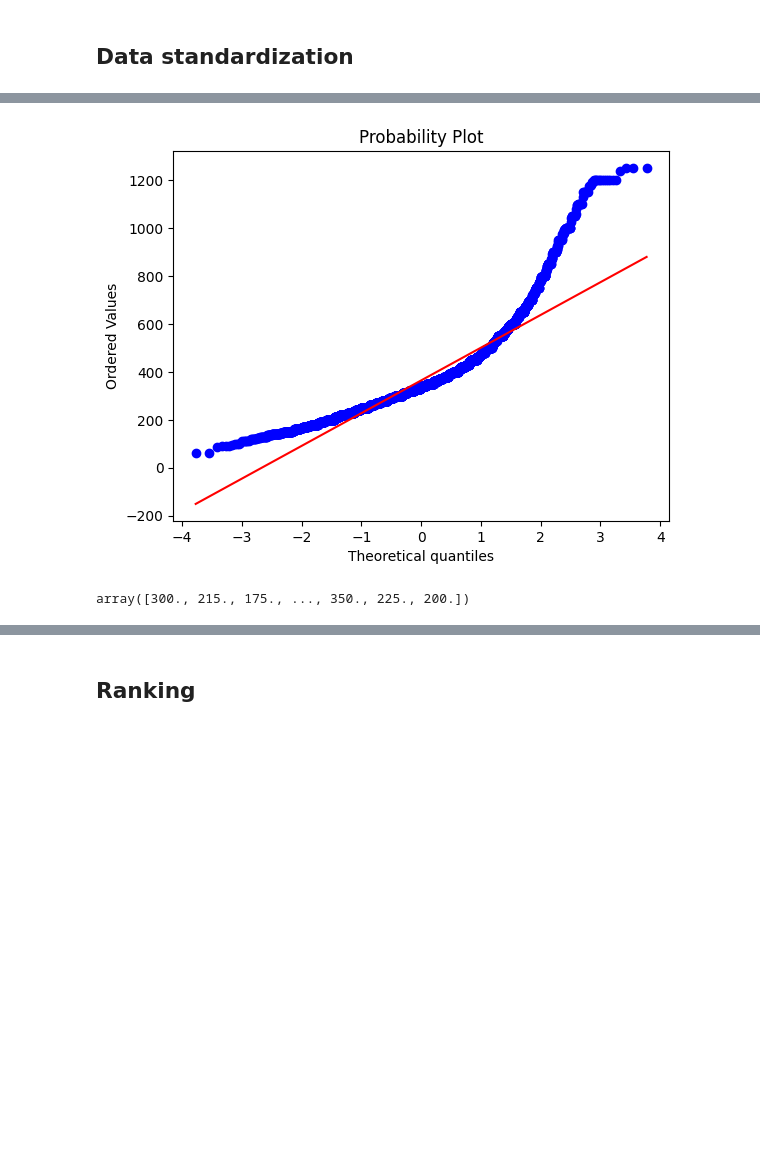
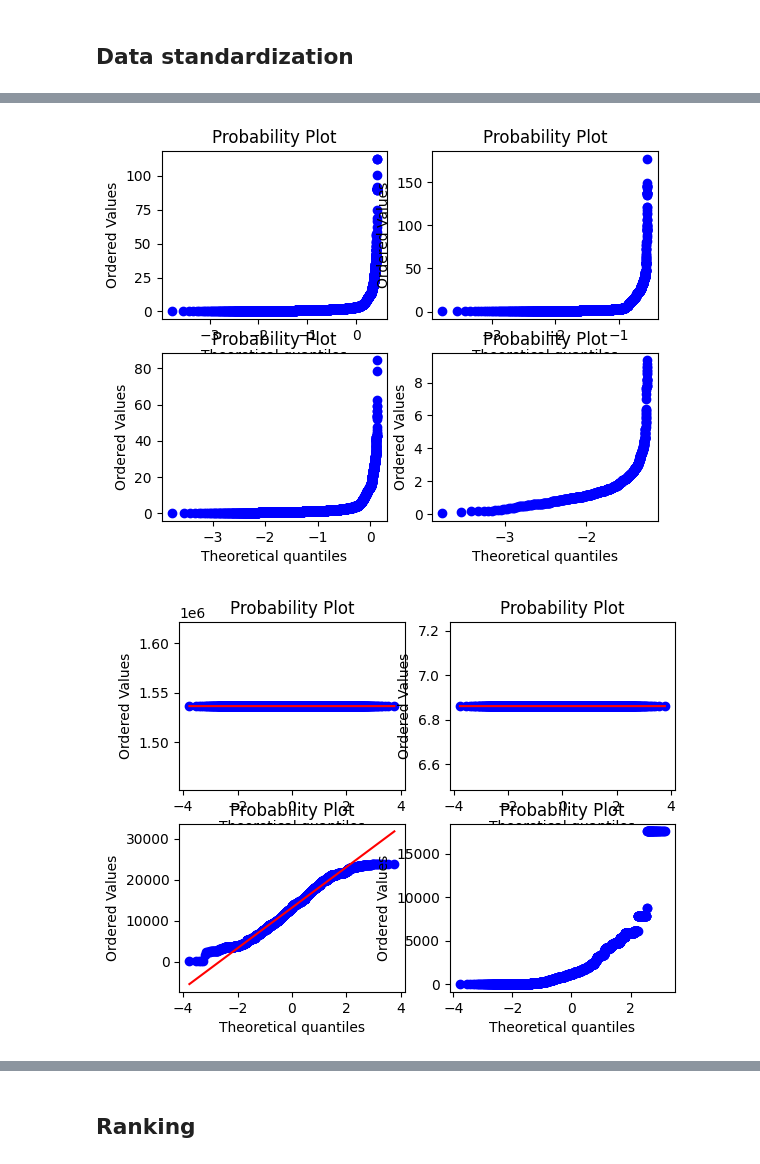
Before and after one commit to MAST30034-Applied-Data-Science/generic-real-estate-consulting-project-group-43, a Jupyter notebook: notebooks/Preprocessing/scoring.ipynb, the cells around one changed output, grey strips where cells are left out. Cells and saved outputs as stored; diff of their text form; code cells hidden in the pictures; blank space fills up the shorter version.

```diff
--- a/notebooks/Preprocessing/scoring.ipynb
+++ b/notebooks/Preprocessing/scoring.ipynb
@@ -64,0 +46,9 @@ array([[ 3.62570293,  0.54741241,  2.15296112, ..., -0.92886797,
+# %%
+import matplotlib.pyplot as plt
+X_scaled = scaler.transform(X_train)
+X_scaled
+fig, axs = plt.subplots(X_scaled.shape[1])
+fig.suptitle('Liveability attributes')
+for i in range(0, X_scaled.shape[1]):
+    axs[i].hist(X_scaled[:,i])
+plt.show()
@@ -65,13 +65,24 @@ array([[ 3.62570293,  0.54741241,  2.15296112, ..., -0.92886797,
 # %%
 import numpy as np
+import scipy.stats as stats
 import pylab
-import scipy.stats as stats
 
-# measurements = np.random.normal(loc = 20, scale = 5, size=100) # Good example
-measurements = sample[COL[8]].to_numpy()
+# test = np.random.normal(0,1, 1000) # Good example
+for i in range(0, 4):
+    ax1 = plt.subplot(221+i)
+    measurements = sample[COL[i]].to_numpy()
+    stats.probplot(measurements, dist="norm", plot=pylab)
+pylab.show()
+
+for i in range(4, 8):
+    ax1 = plt.subplot(217+i)
+    measurements = sample[COL[i]].to_numpy()
+    stats.probplot(measurements, dist="norm", plot=pylab)
+pylab.show()
+
+measurements = sample[COL[X_scaled.shape[1]-1]].to_numpy()
 stats.probplot(measurements, dist="norm", plot=pylab)
 pylab.show()
-measurements
 # %% [output]
-[figure, old version]
+[figure, new version]
-array([300., 215., 175., ..., 350., 225., 200.])
+[figure, added]
```
Also changed, not shown: parts of 8 cells of this notebook.
